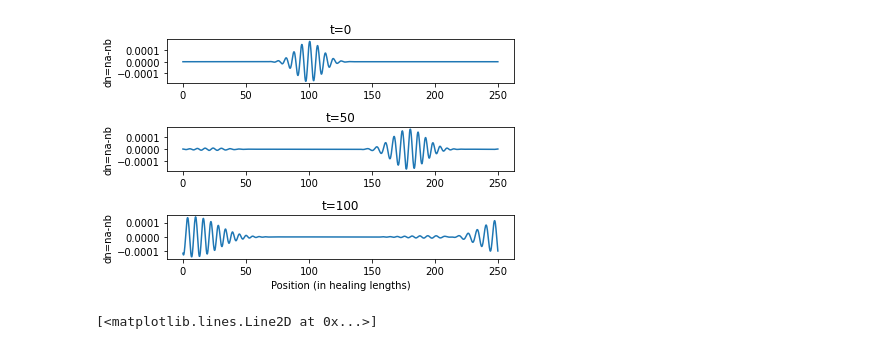
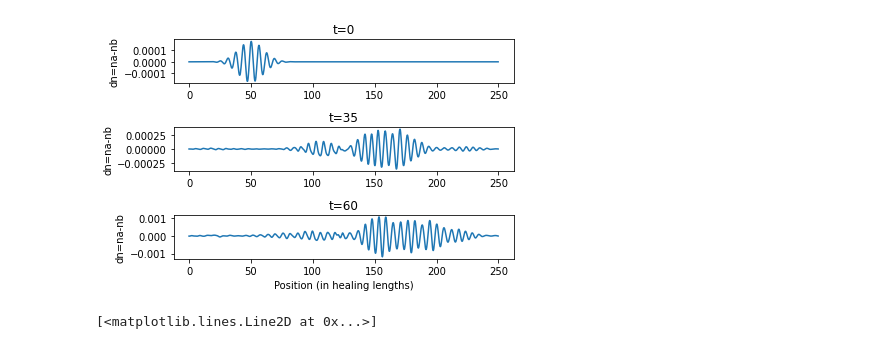
Before and after one commit to ebbeborg/GPsolver, a Jupyter notebook: results/results.ipynb, the cells around one changed output. Drawn from its saved outputs; the diff is of its cells as text; code cells hidden in the pictures.

```diff
--- a/results/results.ipynb
+++ b/results/results.ipynb
@@ -6,34 +6,34 @@ import csv
 # %%
 #plotting relative densities of the components in space and time
 a=[]
 b=[]
 x=np.arange(0,250,0.25) #gridspace
 
 #gathering results data form results.txt and storing in variables a and b
 with open('results.txt','r') as csvfile:
     plots=csv.reader(csvfile, delimiter=',')
     for row in plots:
         a.append(row[::2]) #even row elements are condensate a
         b.append(row[1::2]) #odd row elements are condensate b
 
 a=np.array(a).astype(float)
 b=np.array(b).astype(float)
 
 Figure, (ax1, ax2, ax3)=plt.subplots(3)
 ax1.plot(x,a[0]-b[0])
 ax1.set_title('t=0')
 ax1.set_ylabel('dn=na-nb')
-ax2.plot(x,a[399]-b[399])
-ax2.set_title('t=50')
+ax2.plot(x,a[59]-b[59])
+ax2.set_title('t=35')
 ax2.set_ylabel('dn=na-nb')
-ax3.plot(x,a[799]-b[799])
-ax3.set_title('t=100')
+ax3.plot(x,a[75]-b[75])
+ax3.set_title('t=60')
 ax3.set_xlabel('Position (in healing lengths)')
 ax3.set_ylabel('dn=na-nb')
 Figure.tight_layout()
 plt.show()
 # %% [output]
-[figure, old version]
+[figure, new version]
 # %%
 #plotting dimensionless dispersion relation of spectra for density and spin modes
 k=np.arange(0,1.5,0.01)
```
Also changed, not shown: 7 other files.
